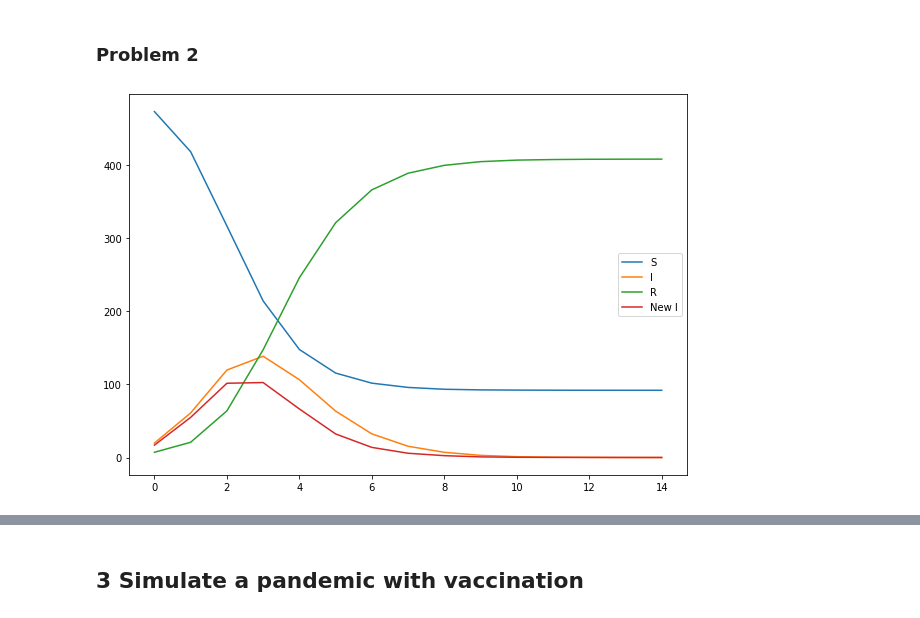
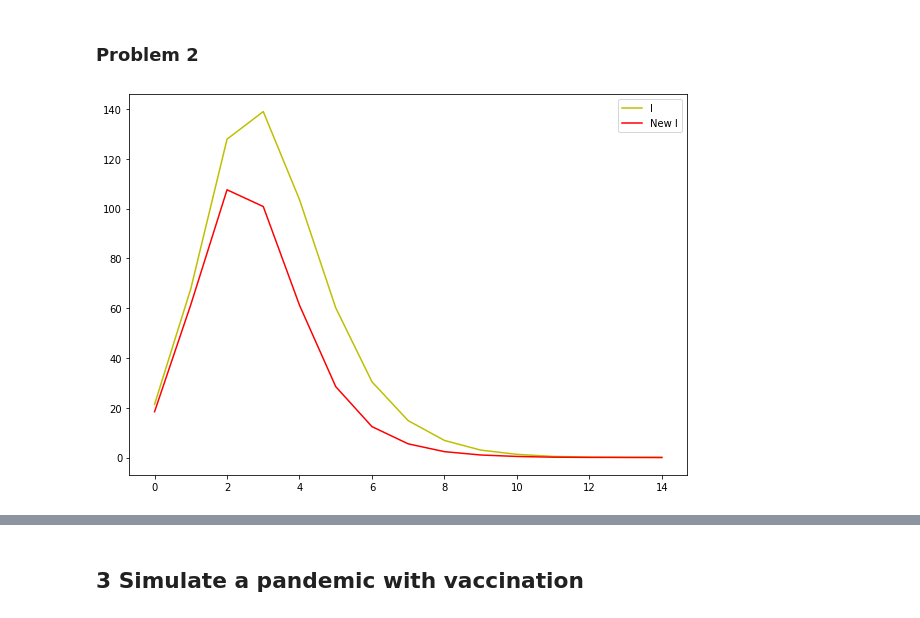
Before and after one commit to RoboTuan/Network-Dynamics-and-Learning, a Jupyter notebook: Homeworks/Hw3/HMW3.ipynb, the cells around one changed output, grey strips where cells are left out. Cells and saved outputs as stored; diff of their text form; code cells hidden in the pictures.

```diff
--- a/Homeworks/Hw3/HMW3.ipynb
+++ b/Homeworks/Hw3/HMW3.ipynb
@@ -62,7 +105,7 @@ def simulate(graph, n_nodes, initial_infected, n_simulations, n_weeks, beta, ro)
           for neighbour in graph.neighbors(node):
             if nodes_configuration[neighbour, 0] == 1:
               m+=1
-          if np.random.random(1)[0] < (1-beta)**m:
+          if np.random.rand() < (1-beta)**m:
             nodes_configuration[node, 1] = 0
             weekly_susceptible_nodes += 1
           else:
@@ -83,7 +126,7 @@ def simulate(graph, n_nodes, initial_infected, n_simulations, n_weeks, beta, ro)
 
         elif nodes_configuration[node, 0] == 1:
 
-          if np.random.random(1)[0]< ro:
+          if np.random.rand() < ro:
             nodes_configuration[node, 1] = 2
             weekly_recovered_nodes += 1
           else:
@@ -189,23 +256,24 @@ Number of nodes:  900
 # %% [markdown]
 ### Problem 2
 # %%
+np.random.seed(0)
 k = 6
 max_nodes = 500
 n_weeks = 15
 beta = 0.3
 ro = 0.7
 initial_infected = 10
 n_iterations = 100
 
 rnd_graph_pa = generate_rnd_graph_pa(k, max_nodes)
 
 infected_nodes_avg, susceptible_nodes_avg, recovered_nodes_avg, new_infected_nodes_avg = simulate(rnd_graph_pa, max_nodes, initial_infected, n_iterations, n_weeks, beta, ro)
 
 fig, ax = plt.subplots(figsize=(10,7))
-ax.plot(susceptible_nodes_avg, label='S')
-ax.plot(infected_nodes_avg, label='I')
-ax.plot(recovered_nodes_avg, label='R')
-ax.plot(new_infected_nodes_avg, label='New I')
-ax.legend(loc='best');
+ax.plot(infected_nodes_avg, 'y', label='I')
+ax.plot(new_infected_nodes_avg, 'r', label='New I')
+ax.legend(loc='best')
+plt.savefig("I_newI_ex2.png")
+plt.show()
 # %% [output]
-[figure, old version]
+[figure, new version]
```
Also changed, not shown: parts of 31 cells of this notebook, 9 other files.
